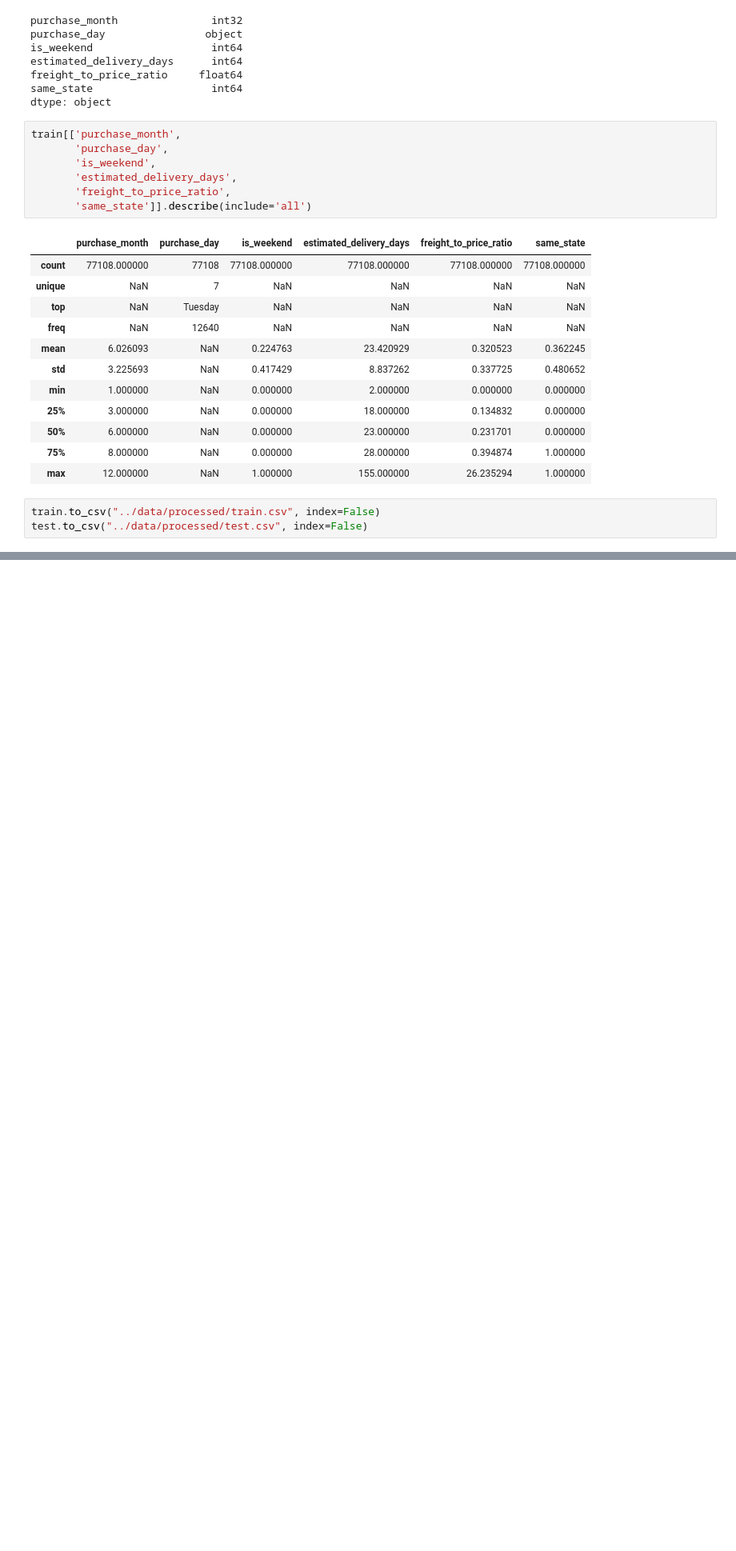
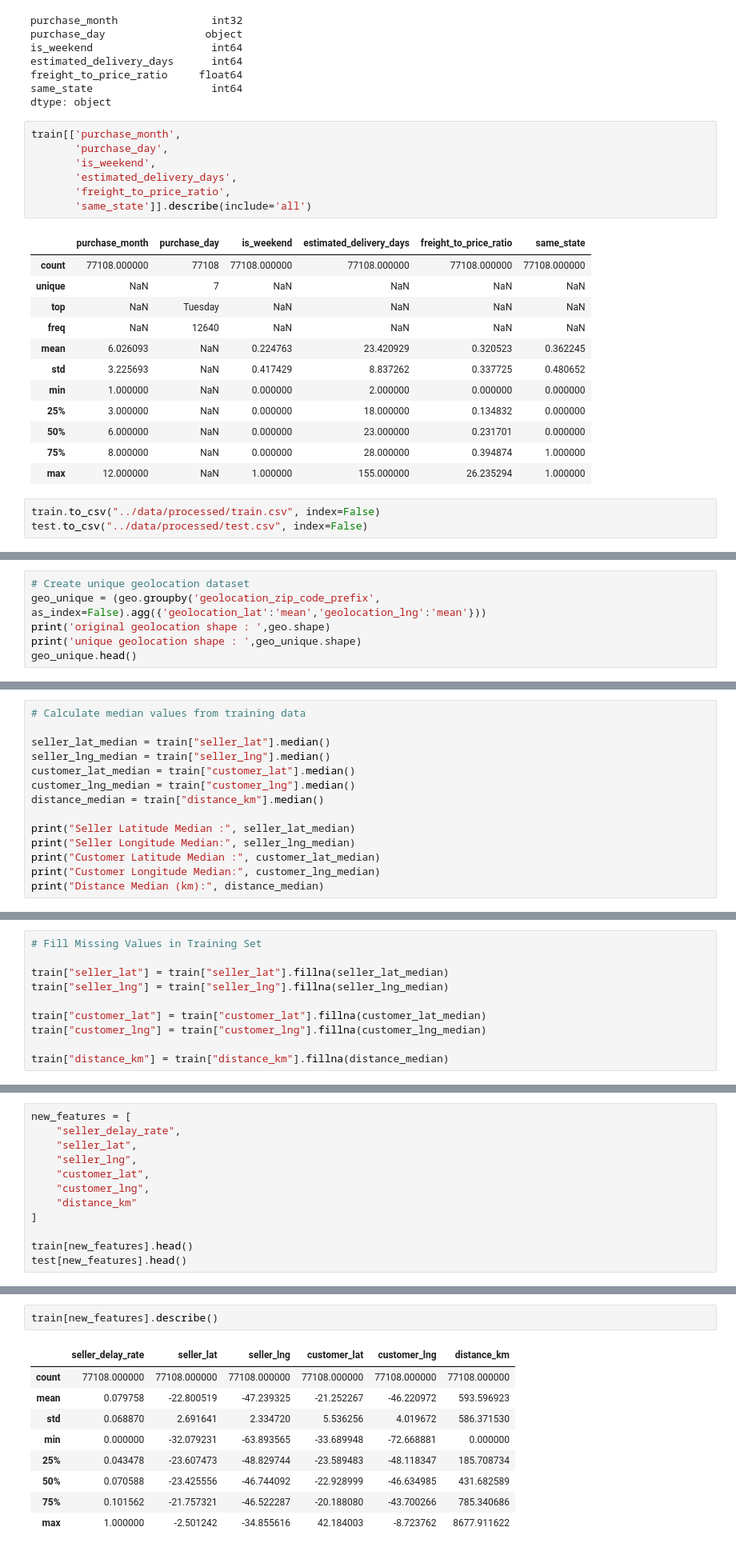
Before and after one commit to Mohamedsafwannn/MLOPS_pgp, a Jupyter notebook: notebook/feature_engineering.ipynb, the cells around one changed output, grey strips where cells are left out. Shown at 80% size. Saved outputs shown, nothing was run; the diff lists cells and outputs as text; blank space fills up the shorter version.

Commit message:
Added seller delay rate and distance features

```diff
--- a/notebook/feature_engineering.ipynb
+++ b/notebook/feature_engineering.ipynb
@@ -429,0 +500,6 @@ test.to_csv("../data/processed/test.csv", index=False)
+# %%
+# Create unique geolocation dataset
+geo_unique = (geo.groupby('geolocation_zip_code_prefix', as_index=False).agg({'geolocation_lat':'mean','geolocation_lng':'mean'}))
+print('original geolocation shape : ',geo.shape)
+print('unique geolocation shape : ',geo_unique.shape)
+geo_unique.head()
@@ -429,0 +752,14 @@ test.to_csv("../data/processed/test.csv", index=False)
+# %%
+# Calculate median values from training data
+
+seller_lat_median = train["seller_lat"].median()
+seller_lng_median = train["seller_lng"].median()
+customer_lat_median = train["customer_lat"].median()
+customer_lng_median = train["customer_lng"].median()
+distance_median = train["distance_km"].median()
+
+print("Seller Latitude Median :", seller_lat_median)
+print("Seller Longitude Median:", seller_lng_median)
+print("Customer Latitude Median :", customer_lat_median)
+print("Customer Longitude Median:", customer_lng_median)
+print("Distance Median (km):", distance_median)
@@ -429,0 +772,10 @@ test.to_csv("../data/processed/test.csv", index=False)
+# %%
+# Fill Missing Values in Training Set
+
+train["seller_lat"] = train["seller_lat"].fillna(seller_lat_median)
+train["seller_lng"] = train["seller_lng"].fillna(seller_lng_median)
+
+train["customer_lat"] = train["customer_lat"].fillna(customer_lat_median)
+train["customer_lng"] = train["customer_lng"].fillna(customer_lng_median)
+
+train["distance_km"] = train["distance_km"].fillna(distance_median)
@@ -429,0 +823,12 @@ test.to_csv("../data/processed/test.csv", index=False)
+# %%
+new_features = [
+    "seller_delay_rate",
+    "seller_lat",
+    "seller_lng",
+    "customer_lat",
+    "customer_lng",
+    "distance_km"
+]
+
+train[new_features].head()
+test[new_features].head()
@@ -429,0 +862,12 @@ test.to_csv("../data/processed/test.csv", index=False)
+# %%
+train[new_features].describe()
+# %% [output]
+|  | seller_delay_rate | seller_lat | seller_lng | customer_lat | customer_lng | distance_km |
+| count | 77108.000000 | 77108.000000 | 77108.000000 | 77108.000000 | 77108.000000 | 77108.000000 |
+| mean | 0.079758 | -22.800519 | -47.239325 | -21.252267 | -46.220972 | 593.596923 |
+| std | 0.068870 | 2.691641 | 2.334720 | 5.536256 | 4.019672 | 586.371530 |
+| min | 0.000000 | -32.079231 | -63.893565 | -33.689948 | -72.668881 | 0.000000 |
+| 25% | 0.043478 | -23.607473 | -48.829744 | -23.589483 | -48.118347 | 185.708734 |
+| 50% | 0.070588 | -23.425556 | -46.744092 | -22.928999 | -46.634985 | 431.682589 |
+| 75% | 0.101562 | -21.757321 | -46.522287 | -20.188080 | -43.700266 | 785.340686 |
+| max | 1.000000 | -2.501242 | -34.855616 | 42.184003 | -8.723762 | 8677.911622 |
```
Also changed, not shown: parts of 34 cells of this notebook, 2 other files.
